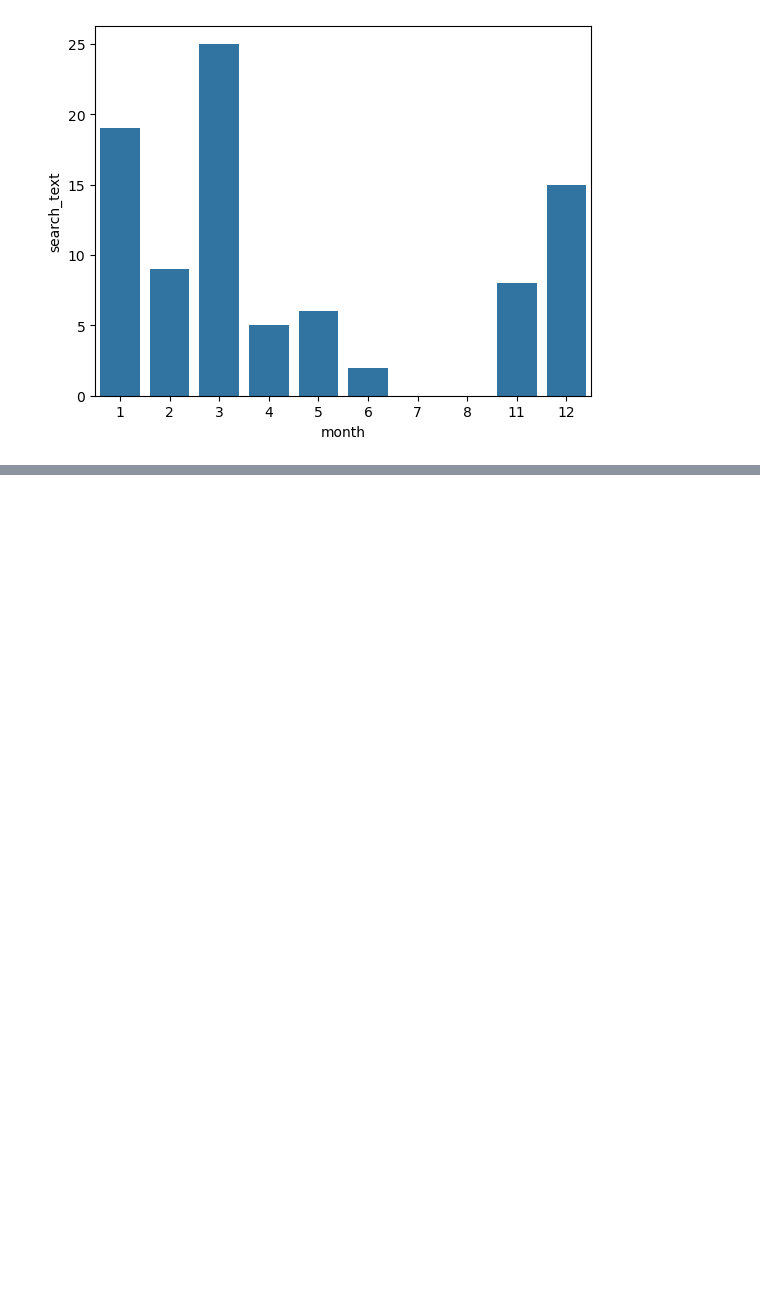
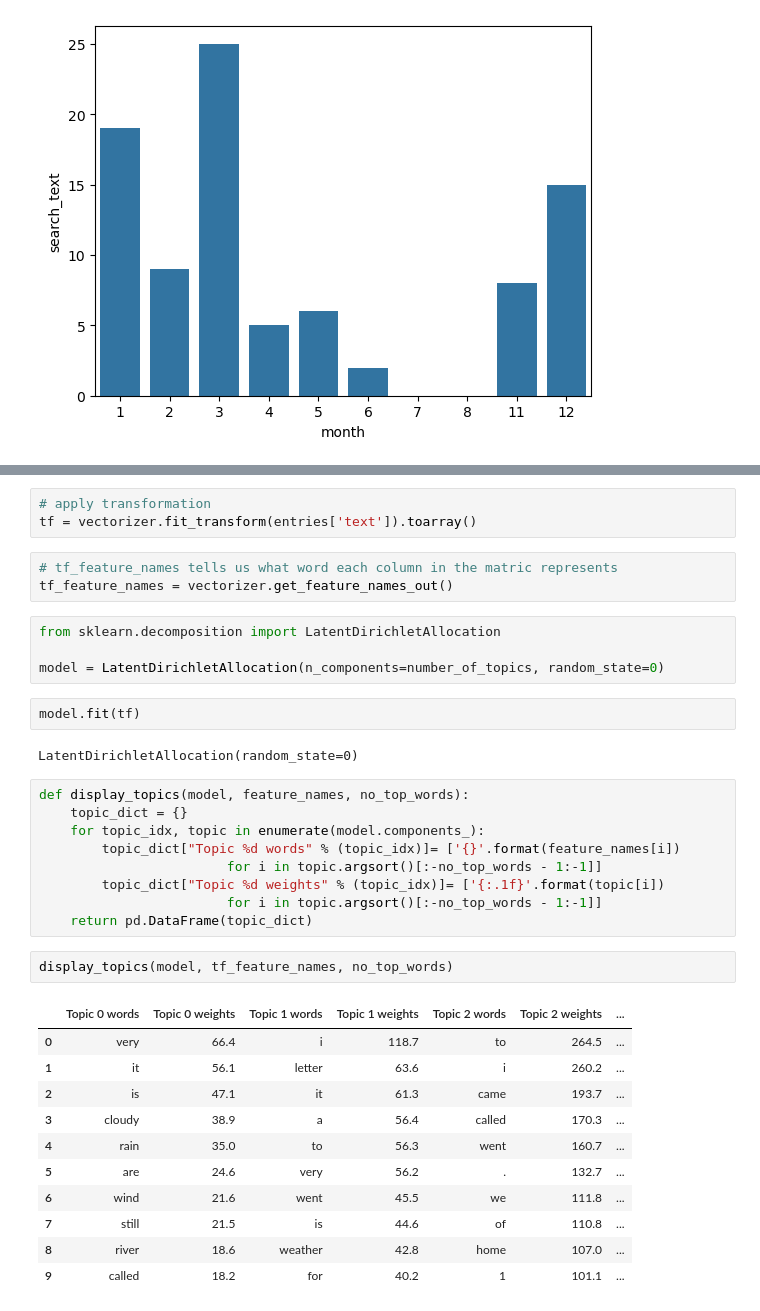
Before and after one commit to svobodadiaries/svoboda_diaries_course, a Jupyter notebook: text_analysis_tutorial.ipynb, the cells around one changed output, grey strips where cells are left out. Cells and saved outputs as stored; diff of their text form; blank space fills up the shorter version.

Commit message:
Added topic modeling to text analysis tutorial. TODO: add cleaning function and way to view diary entries pertaining to a topic.

```diff
--- a/text_analysis_tutorial.ipynb
+++ b/text_analysis_tutorial.ipynb
@@ -168,0 +193,37 @@ plt.show()
+# %%
+# apply transformation
+tf = vectorizer.fit_transform(entries['text']).toarray()
+# %%
+# tf_feature_names tells us what word each column in the matric represents
+tf_feature_names = vectorizer.get_feature_names_out()
+# %%
+from sklearn.decomposition import LatentDirichletAllocation
+
+model = LatentDirichletAllocation(n_components=number_of_topics, random_state=0)
+# %%
+model.fit(tf)
+# %% [output]
+LatentDirichletAllocation(random_state=0)
+# %%
+def display_topics(model, feature_names, no_top_words):
+    topic_dict = {}
+    for topic_idx, topic in enumerate(model.components_):
+        topic_dict["Topic %d words" % (topic_idx)]= ['{}'.format(feature_names[i])
+                        for i in topic.argsort()[:-no_top_words - 1:-1]]
+        topic_dict["Topic %d weights" % (topic_idx)]= ['{:.1f}'.format(topic[i])
+                        for i in topic.argsort()[:-no_top_words - 1:-1]]
+    return pd.DataFrame(topic_dict)
+# %%
+display_topics(model, tf_feature_names, no_top_words)
+# %% [output]
+|  | Topic 0 words | Topic 0 weights | Topic 1 words | Topic 1 weights | Topic 2 words | Topic 2 weights | ... |
+| 0 | very | 66.4 | i | 118.7 | to | 264.5 | ... |
+| 1 | it | 56.1 | letter | 63.6 | i | 260.2 | ... |
+| 2 | is | 47.1 | it | 61.3 | came | 193.7 | ... |
+| 3 | cloudy | 38.9 | a | 56.4 | called | 170.3 | ... |
+| 4 | rain | 35.0 | to | 56.3 | went | 160.7 | ... |
+| 5 | are | 24.6 | very | 56.2 | . | 132.7 | ... |
+| 6 | wind | 21.6 | went | 45.5 | we | 111.8 | ... |
+| 7 | still | 21.5 | is | 44.6 | of | 110.8 | ... |
+| 8 | river | 18.6 | weather | 42.8 | home | 107.0 | ... |
+| 9 | called | 18.2 | for | 40.2 | 1 | 101.1 | ... |
```
Also changed, not shown: parts of 10 cells of this notebook.
